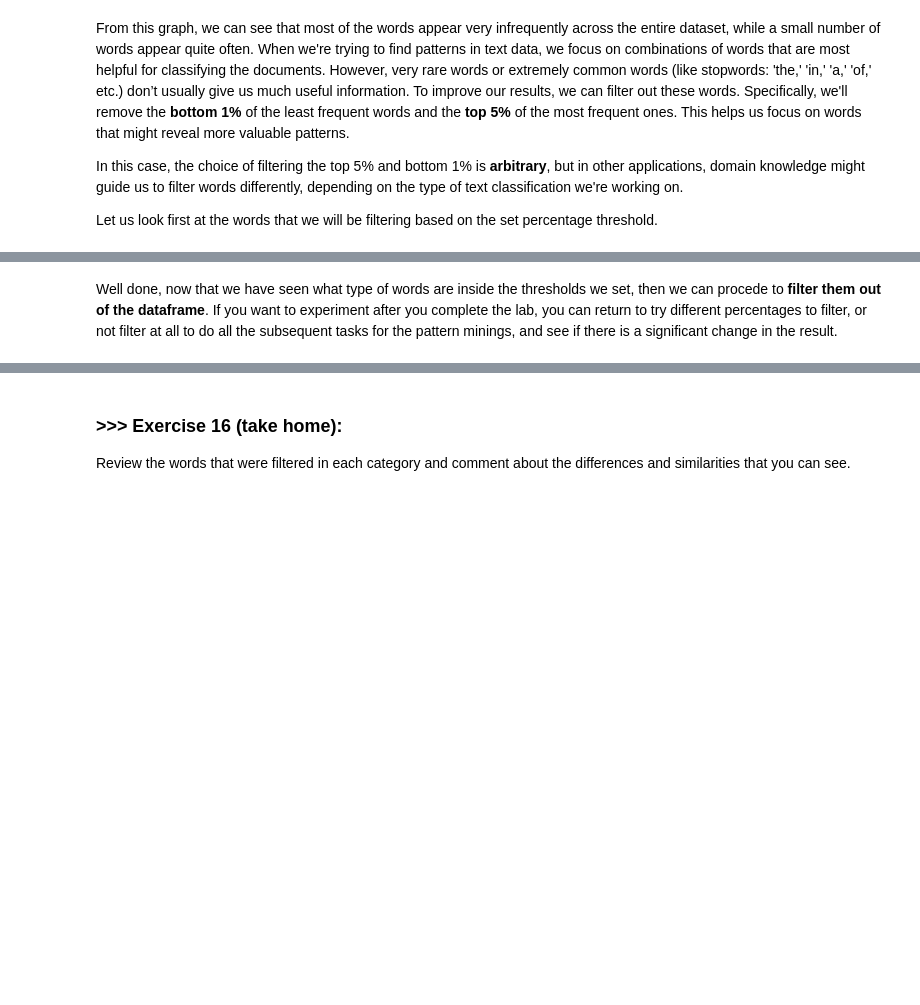
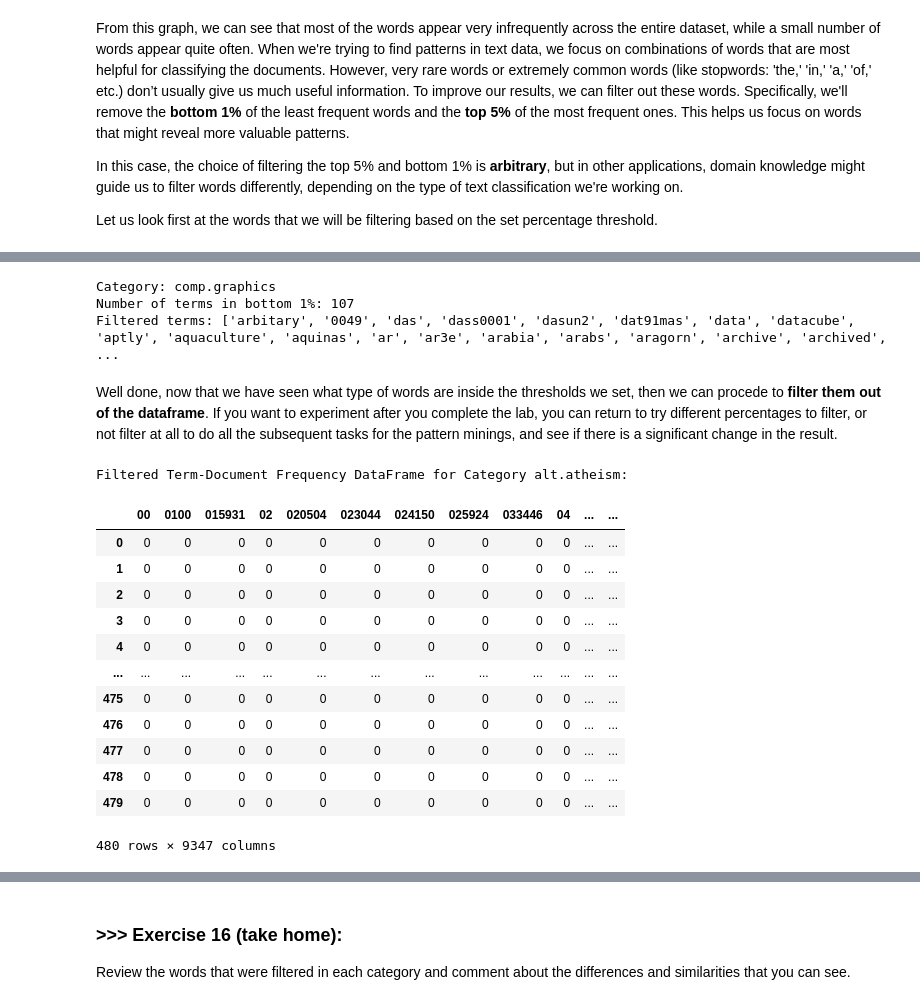
Before and after one commit to Annisme/DM2024-Lab1-Master, a Jupyter notebook: DM2024-Lab1-Master.ipynb, the cells around one changed output, grey strips where cells are left out. Cells and saved outputs as stored; diff of their text form; code cells hidden in the pictures; blank space fills up the shorter version.

```diff
--- a/DM2024-Lab1-Master.ipynb
+++ b/DM2024-Lab1-Master.ipynb
@@ -1710,2 +1847,74 @@ Filtered terms: ['djohnson', 'charset', 'a2x', 'a2623', 'a16pd', 'a137490', 'cha
+# %%
+category_number=0 #You can change it from 0 to 3
+word_counts = term_document_dfs[categories[category_number]].sum(axis=0).to_numpy()
+
+# Sort the term frequencies in ascending order and get sorted indices
+sorted_indices = np.argsort(word_counts)  # Get indices of sorted frequencies
+sorted_counts = word_counts[sorted_indices]  # Sort frequencies
+
+# Calculate the index corresponding to the bottom 1% least frequent terms
+total_terms = len(sorted_counts)
+bottom_1_percent_index = int(0.01 * total_terms)
+
+# Get the indices of the bottom 1% least frequent terms
+bottom_1_percent_indices = sorted_indices[:bottom_1_percent_index]
+
+# Filter terms that belong to the bottom 1% based on their rank
+filtered_words = [count_vect.get_feature_names_out()[i] for i in bottom_1_percent_indices]
+
+print(f"Category: {categories[category_number]}")
+print(f"Number of terms in bottom 1%: {bottom_1_percent_index}")
+print(f"Filtered terms: {filtered_words}")
+# %% [output]
+Category: comp.graphics
+Number of terms in bottom 1%: 107
+Filtered terms: ['arbitary', '0049', 'das', 'dass0001', 'dasun2', 'dat91mas', 'data', 'datacube', 'aptly', 'aquaculture', 'aquinas', 'ar', 'ar3e', 'arabia', 'arabs', 'aragorn', 'archive', 'archived',  ...
 # %% [markdown]
 Well done, now that we have seen what type of words are inside the thresholds we set, then we can procede to **filter them out of the dataframe**. If you want to experiment after you complete the lab, you can return to try different percentages to filter, or not filter at all to do all the subsequent tasks for the pattern minings, and see if there is a significant change in the result.
+# %%
+category_number=3 #You can change it from 0 to 3
+
+# Filter the bottom 1% and top 5% words based on their sum across all documents
+def filter_top_bottom_words_by_sum(term_document_df, top_percent=0.05, bottom_percent=0.01):
+    # Calculate the sum of each word across all documents
+    word_sums = term_document_df.sum(axis=0)
+
+    # Sort the words by their total sum
+    sorted_words = word_sums.sort_values()
+
+    # Calculate the number of words to remove
+    total_words = len(sorted_words)
+    top_n = int(top_percent * total_words)
+    bottom_n = int(bottom_percent * total_words)
+
+    # 選取前 1% 低頻詞語和前 5% 高頻詞語的名稱
+    words_to_remove = pd.concat([sorted_words.head(bottom_n), sorted_words.tail(top_n)]).index
+
+    #  從原 DataFrame 中去除選中的高頻和低頻詞語，返回新的 DataFrame
+    return term_document_df.drop(columns=words_to_remove)
+
+#初始化一個字典，用於存儲篩選後的每個類別的詞-文件頻率 DataFrame
+filtered_term_document_dfs = {}
+
+for category in categories:
+    filtered_term_document_dfs[category] = filter_top_bottom_words_by_sum(term_document_dfs[category])
+# 將篩選後的字典更新為 term_document_dfs，便於後續操作
+term_document_dfs=filtered_term_document_dfs
+# Example: Display the filtered DataFrame for one of the categories
+print(f"Filtered Term-Document Frequency DataFrame for Category {categories[category_number]}:")
+filtered_term_document_dfs[categories[category_number]]
+# %% [output]
+Filtered Term-Document Frequency DataFrame for Category alt.atheism:
+|  | 00 | 0100 | 015931 | 02 | 020504 | 023044 | 024150 | 025924 | 033446 | 04 | ... | ... |
+| 0 | 0 | 0 | 0 | 0 | 0 | 0 | 0 | 0 | 0 | 0 | ... | ... |
+| 1 | 0 | 0 | 0 | 0 | 0 | 0 | 0 | 0 | 0 | 0 | ... | ... |
+| 2 | 0 | 0 | 0 | 0 | 0 | 0 | 0 | 0 | 0 | 0 | ... | ... |
+| 3 | 0 | 0 | 0 | 0 | 0 | 0 | 0 | 0 | 0 | 0 | ... | ... |
+| 4 | 0 | 0 | 0 | 0 | 0 | 0 | 0 | 0 | 0 | 0 | ... | ... |
+| ... | ... | ... | ... | ... | ... | ... | ... | ... | ... | ... | ... | ... |
+| 475 | 0 | 0 | 0 | 0 | 0 | 0 | 0 | 0 | 0 | 0 | ... | ... |
+| 476 | 0 | 0 | 0 | 0 | 0 | 0 | 0 | 0 | 0 | 0 | ... | ... |
+| 477 | 0 | 0 | 0 | 0 | 0 | 0 | 0 | 0 | 0 | 0 | ... | ... |
+| 478 | 0 | 0 | 0 | 0 | 0 | 0 | 0 | 0 | 0 | 0 | ... | ... |
+| 479 | 0 | 0 | 0 | 0 | 0 | 0 | 0 | 0 | 0 | 0 | ... | ... |
+480 rows × 9347 columns
```
Also changed, not shown: parts of 14 cells of this notebook.
